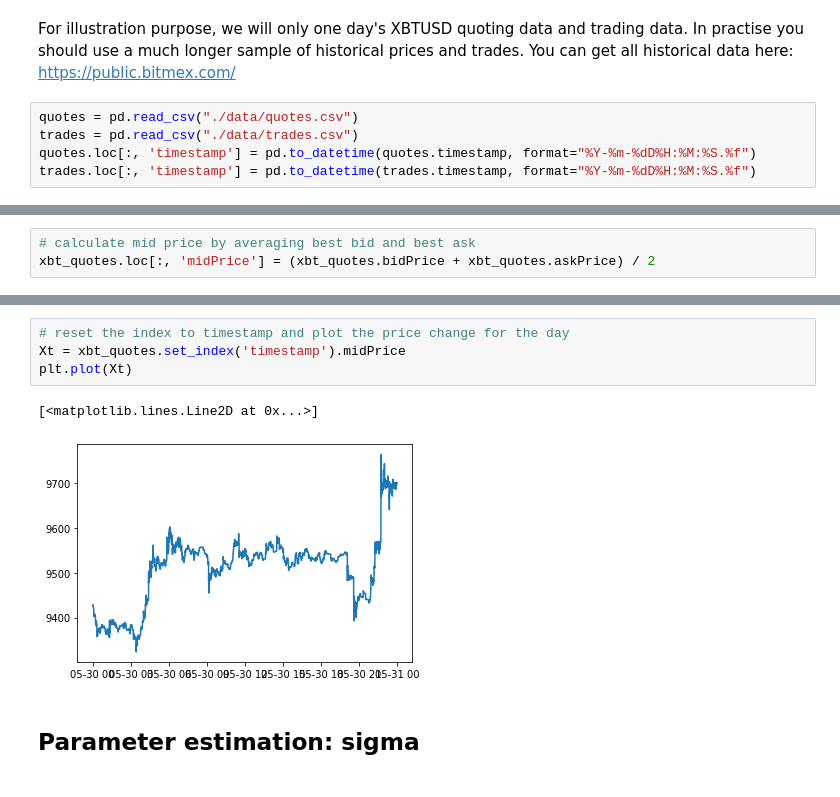
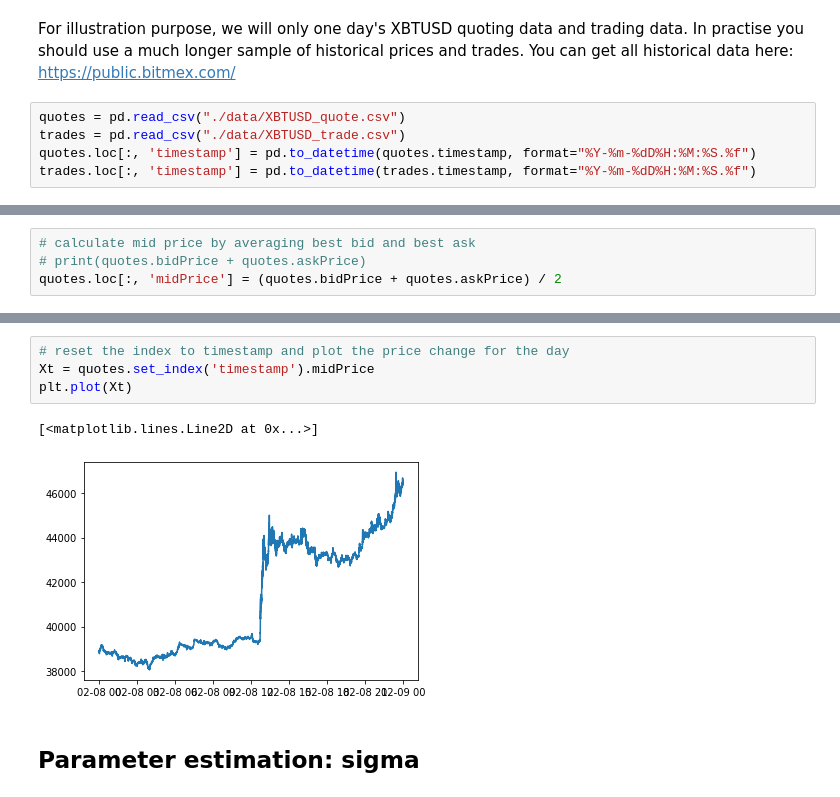
Before and after one commit to hello2all/gamma-ray, a Jupyter notebook: doc/AS model calibration.ipynb, the cells around one changed output, grey strips where cells are left out. Drawn from its saved outputs; the diff is of its cells as text.

Commit message:
scripts for fetching and preprocessing data from BitMex for AS calibration
updated jupyter notebook to be less xbt-focused and more generic

```diff
--- a/doc/AS model calibration.ipynb
+++ b/doc/AS model calibration.ipynb
@@ -70,7 +70,7 @@ bid quote 9493.779104128249
 # %% [markdown]
 For illustration purpose, we will only one day's XBTUSD quoting data and trading data. In practise you should use a much longer sample of historical prices and trades. You can get all historical data here: https://public.bitmex.com/
 # %%
-quotes = pd.read_csv("./data/quotes.csv")
-trades = pd.read_csv("./data/trades.csv")
+quotes = pd.read_csv("./data/XBTUSD_quote.csv")
+trades = pd.read_csv("./data/XBTUSD_trade.csv")
 quotes.loc[:, 'timestamp'] = pd.to_datetime(quotes.timestamp, format="%Y-%m-%dD%H:%M:%S.%f")
 trades.loc[:, 'timestamp'] = pd.to_datetime(trades.timestamp, format="%Y-%m-%dD%H:%M:%S.%f")
@@ -80,3 +77,4 @@ xbt_trades = trades[trades['symbol'] == 'XBTUSD']
 # %%
 # calculate mid price by averaging best bid and best ask
-xbt_quotes.loc[:, 'midPrice'] = (xbt_quotes.bidPrice + xbt_quotes.askPrice) / 2
+# print(quotes.bidPrice + quotes.askPrice)
+quotes.loc[:, 'midPrice'] = (quotes.bidPrice + quotes.askPrice) / 2
@@ -94,10 +81,10 @@ See the caveats in the documentation: https://pandas.pydata.org/pandas-docs/stab
 # %%
 # reset the index to timestamp and plot the price change for the day
-Xt = xbt_quotes.set_index('timestamp').midPrice
+Xt = quotes.set_index('timestamp').midPrice
 plt.plot(Xt)
 # %% [output]
 [<matplotlib.lines.Line2D at 0x...>]
-[figure, old version]
+[figure, new version]
 # %% [markdown]
 ## Parameter estimation: sigma
 # %% [markdown]
```
Also changed, not shown: parts of 14 cells of this notebook, 3 other files.
